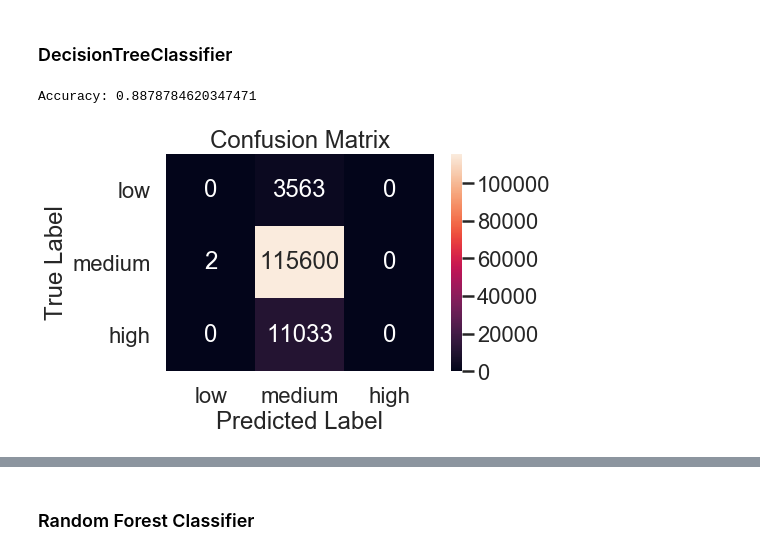
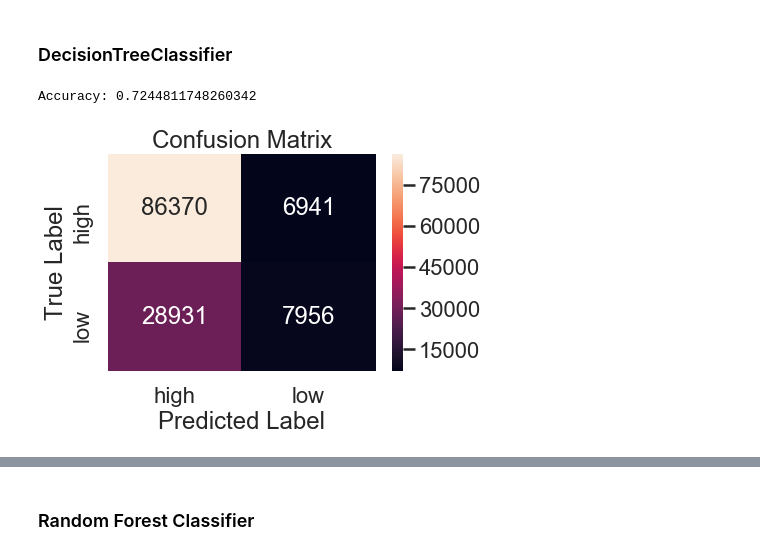
Before and after one commit to stmunees/text-analytics, a Jupyter notebook: LinguisticFeatureModel.ipynb, the cells around one changed output, grey strips where cells are left out. Cells and saved outputs as stored; diff of their text form; code cells hidden in the pictures.

```diff
--- a/LinguisticFeatureModel.ipynb
+++ b/LinguisticFeatureModel.ipynb
@@ -105,18 +105,15 @@ array([ 3,  5,  0,  1,  4,  2,  9,  7, 10,  8,  6, 12, 11, 14, 13],
 # %%
 # Dividing the usefulness:
 '''
- * < 4 Low
- * >=4 and <8 Average
- * >= 8 High
+ * < 2 Low
+ * >= 2 High
 '''
 
 def applyUsefulness(useful):
-    if useful < 4:
-        return 'low'
-    if useful >= 4 and useful <8:
-        return 'medium'
-    if useful >= 8:
-        return 'high'
+    if useful < 2:
+        return 0 #return 'low'
+
+    return 1 #return 'high'
 # %%
 UsefulnessColumn = data['Useful']
 Usefulness = UsefulnessColumn.map(applyUsefulness)
@@ -175,15 +173,15 @@ dtree_model = DecisionTreeClassifier(max_depth = 5).fit(X_train, y_train)
 dtree_predictions = dtree_model.predict(X_test)
 print("Accuracy:",metrics.accuracy_score(y_test, dtree_predictions))
 # %% [output]
-Accuracy: 0.8878784620347471
+Accuracy: 0.7244811748260342
 # %%
 conf_mat = confusion_matrix(y_test, dtree_predictions)
-class_label = ["low", "medium", "high"]
+class_label = [ "high","low"]
 df = pd.DataFrame(conf_mat, index = class_label, columns = class_label)
 sns.heatmap(df, annot = True,fmt="d")
 plt.title("Confusion Matrix")
 plt.xlabel("Predicted Label")
 plt.ylabel("True Label")
 plt.show()
 # %% [output]
-[figure, old version]
+[figure, new version]
```
Also changed, not shown: parts of 14 cells of this notebook.
